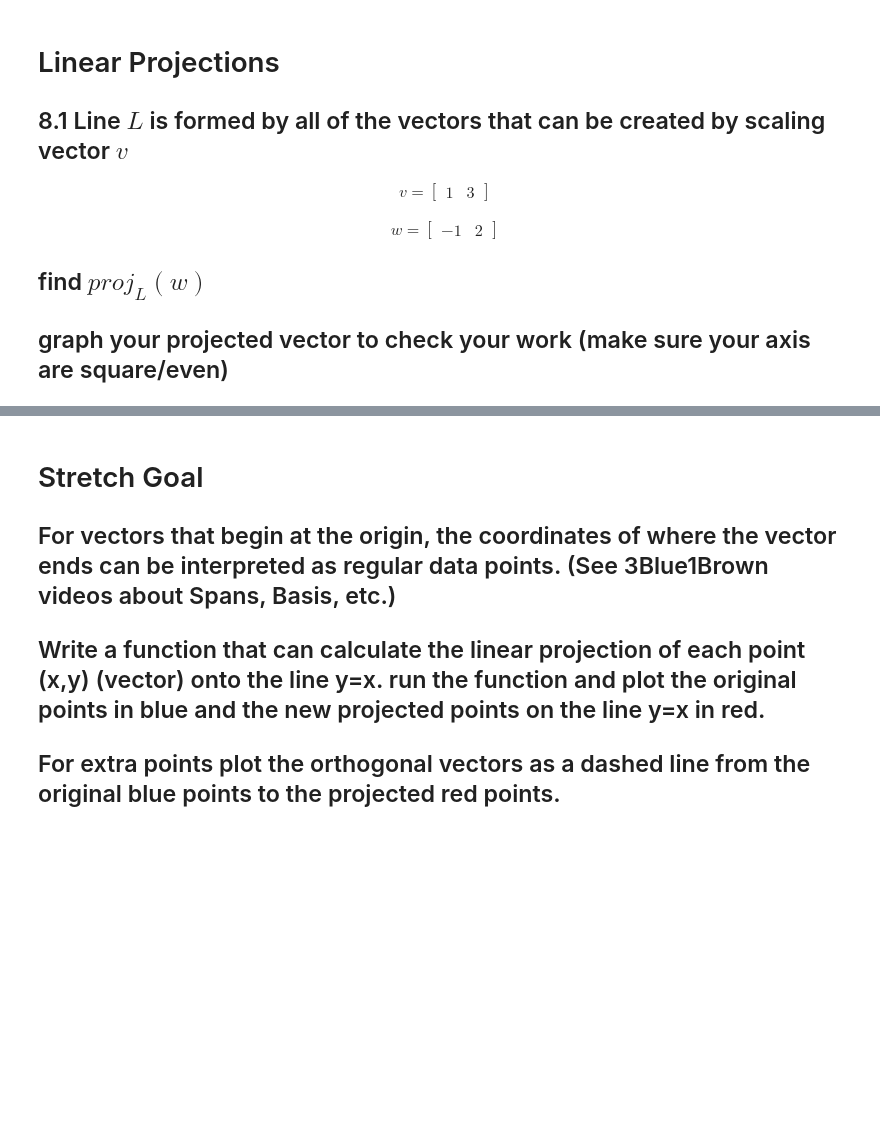
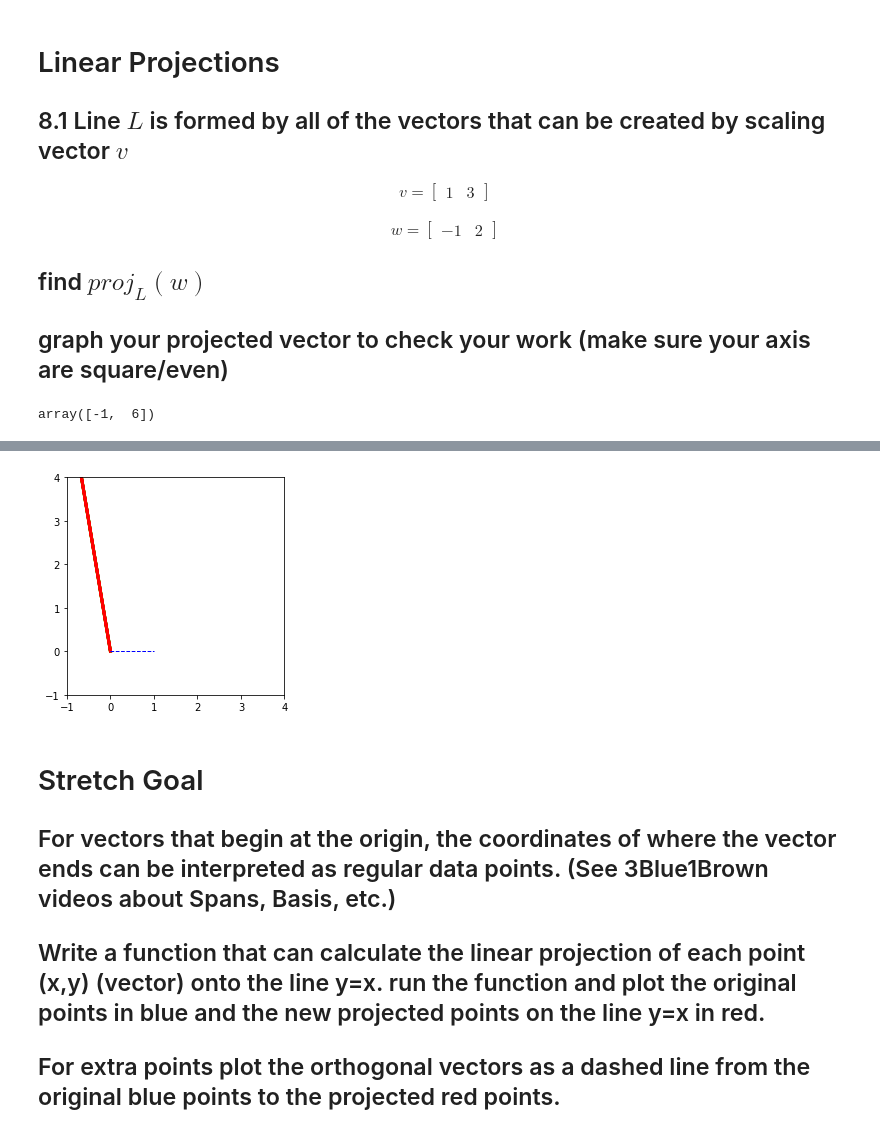
Before and after one commit to bloominstituteoftechnology/DS-Unit-1-Sprint-3-Linear-Algebra, a Jupyter notebook: module2-intermediate-linear-algebra/DS9_W3D2_Intermediate_Linear_Algebra_Assignment.ipynb, the cells around one changed output, grey strips where cells are left out. Cells and saved outputs as stored; diff of their text form; code cells hidden in the pictures; blank space fills up the shorter version.

```diff
--- a/module2-intermediate-linear-algebra/DS9_W3D2_Intermediate_Linear_Algebra_Assignment.ipynb
+++ b/module2-intermediate-linear-algebra/DS9_W3D2_Intermediate_Linear_Algebra_Assignment.ipynb
@@ -336,3 +422,26 @@ w = \begin{bmatrix} -1 & 2 \end{bmatrix}
 ## find $proj_{L}(w)$
 
 ## graph your projected vector to check your work (make sure your axis are square/even)
+# %%
+v = np.array([ 1, 3])
+w = np.array([-1, 2])
+l = v * w
+
+l
+# %% [output]
+array([-1,  6])
+# %%
+axes   = plt.gca()
+x_vals = np.array(axes.get_xlim())
+y_vals = 0*x_vals
+
+plt.plot(x_vals, y_vals, '--', color='b', linewidth=1)
+plt.arrow(0,0, l[0], l[1], linewidth=3, head_width=.05, head_length=0.05, color ='yellow')
+plt.arrow(0,0, l[0], l[1], linewidth=3, head_width=.05, head_length=0.05, color ='green')
+plt.arrow(0,0, l[0], l[1], linewidth=3, head_width=.05, head_length=0.05, color ='red')
+plt.axes().set_aspect('equal')
+plt.xlim(-1, 4)
+plt.ylim(-1, 4)
+
+plt.show()
+# %% [output]
@@ -339,3 +450,4 @@ w = \begin{bmatrix} -1 & 2 \end{bmatrix}
+[figure, added]
 # %% [markdown]
 # Stretch Goal
 
```
Also changed, not shown: parts of 9 cells of this notebook.
